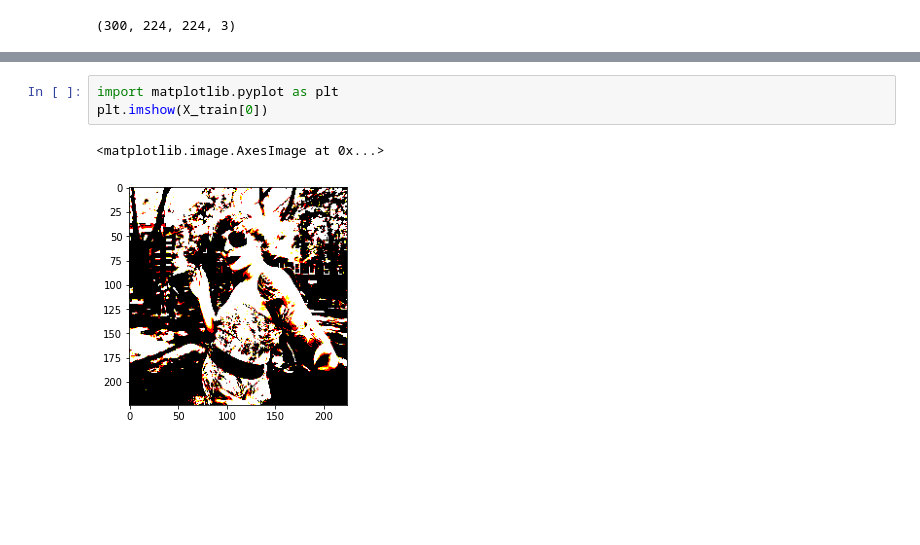
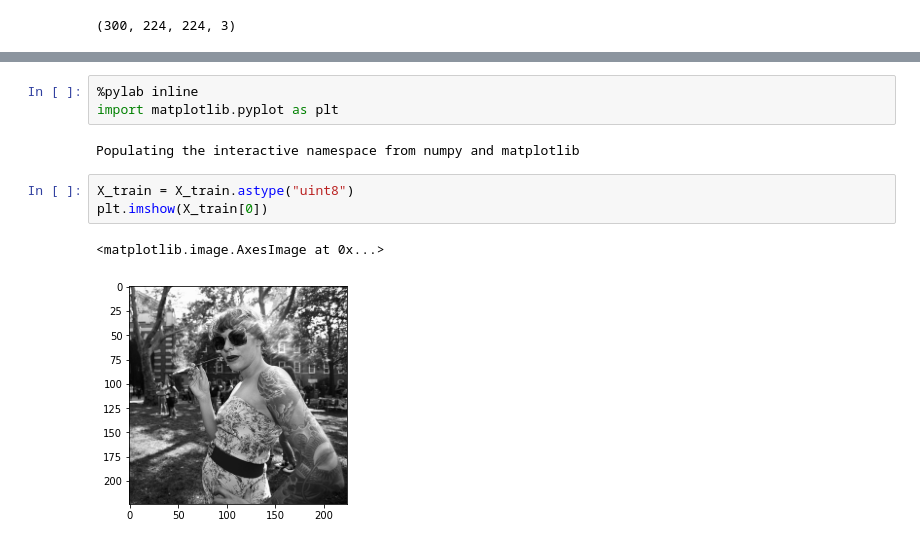
Before and after one commit to PCCOE-ROBOTS/Img-Colorization-GAN, a Jupyter notebook: existing-system-implementation.ipynb, the cells around one changed output, grey strips where cells are left out. Drawn from its saved outputs; the diff is of its cells as text; blank space fills up the shorter version.

```diff
--- a/existing-system-implementation.ipynb
+++ b/existing-system-implementation.ipynb
@@ -86,8 +109,13 @@ print(y_test.shape)
 (300, 224, 224, 3)
 (300, 224, 224, 3)
 # %%
+%pylab inline
 import matplotlib.pyplot as plt
-plt.imshow(X_train[0])
 # %% [output]
-<matplotlib.image.AxesImage at 0x...>
+Populating the interactive namespace from numpy and matplotlib
-[figure, removed]
+# %%
+X_train = X_train.astype("uint8")
+plt.imshow(X_train[0])
+# %% [output]
+<matplotlib.image.AxesImage at 0x...>
+[figure, added]
```
Also changed, not shown: parts of 40 cells of this notebook.
